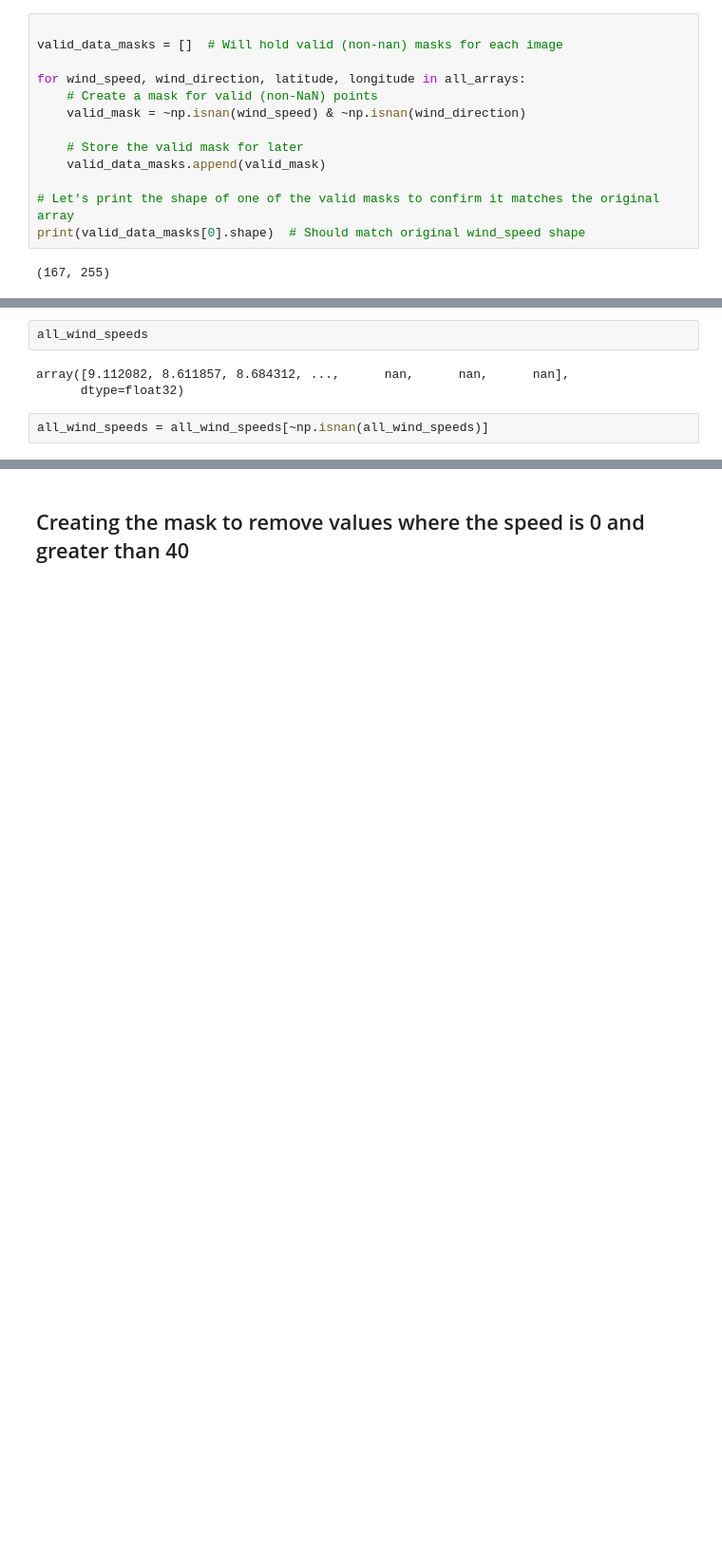
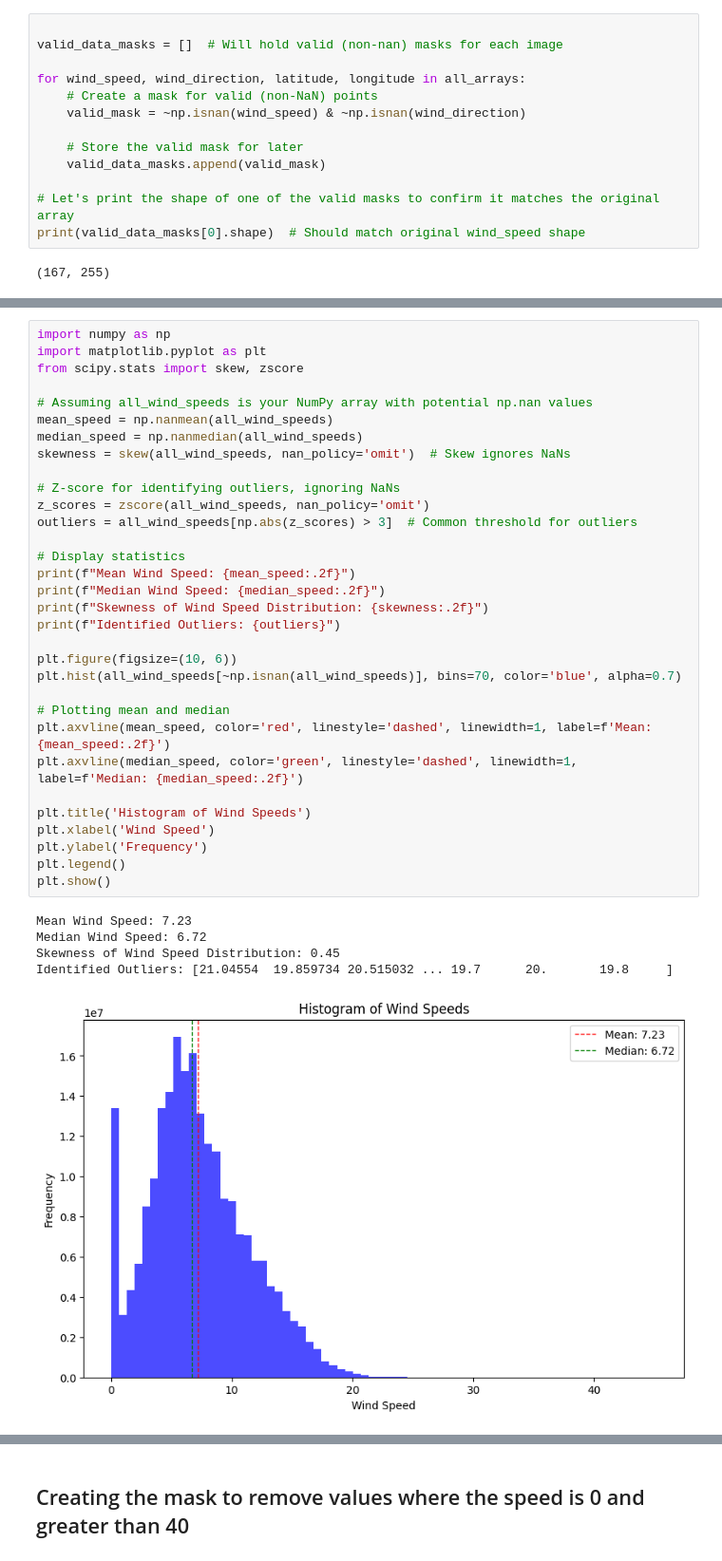
Before and after one commit to noriegamonsc1/Offshore-Wind-Research-2024-2025, a Jupyter notebook: notebooks/data_exploration/Numpy_arrays_Unsupervised_ML.ipynb, the cells around one changed output, grey strips where cells are left out. Shown at 95% size. Cells and saved outputs as stored; diff of their text form; blank space fills up the shorter version.

```diff
--- a/notebooks/data_exploration/Numpy_arrays_Unsupervised_ML.ipynb
+++ b/notebooks/data_exploration/Numpy_arrays_Unsupervised_ML.ipynb
@@ -151,7 +197,38 @@ len(all_wind_speeds)
 # %%
-all_wind_speeds
+import numpy as np
+import matplotlib.pyplot as plt
+from scipy.stats import skew, zscore
+
+# Assuming all_wind_speeds is your NumPy array with potential np.nan values
+mean_speed = np.nanmean(all_wind_speeds)
+median_speed = np.nanmedian(all_wind_speeds)
+skewness = skew(all_wind_speeds, nan_policy='omit')  # Skew ignores NaNs
+
+# Z-score for identifying outliers, ignoring NaNs
+z_scores = zscore(all_wind_speeds, nan_policy='omit')
+outliers = all_wind_speeds[np.abs(z_scores) > 3]  # Common threshold for outliers
+
+# Display statistics
+print(f"Mean Wind Speed: {mean_speed:.2f}")
+print(f"Median Wind Speed: {median_speed:.2f}")
+print(f"Skewness of Wind Speed Distribution: {skewness:.2f}")
+print(f"Identified Outliers: {outliers}")
+
+plt.figure(figsize=(10, 6))
+plt.hist(all_wind_speeds[~np.isnan(all_wind_speeds)], bins=70, color='blue', alpha=0.7)
+
+# Plotting mean and median
+plt.axvline(mean_speed, color='red', linestyle='dashed', linewidth=1, label=f'Mean: {mean_speed:.2f}')
+plt.axvline(median_speed, color='green', linestyle='dashed', linewidth=1, label=f'Median: {median_speed:.2f}')
+
+plt.title('Histogram of Wind Speeds')
+plt.xlabel('Wind Speed')
+plt.ylabel('Frequency')
+plt.legend()
+plt.show()
 # %% [output]
-array([9.112082, 8.611857, 8.684312, ...,      nan,      nan,      nan],
-      dtype=float32)
+Mean Wind Speed: 7.23
+Median Wind Speed: 6.72
+Skewness of Wind Speed Distribution: 0.45
+Identified Outliers: [21.04554  19.859734 20.515032 ... 19.7      20.       19.8     ]
+[figure, added]
-# %%
-all_wind_speeds = all_wind_speeds[~np.isnan(all_wind_speeds)]
```
Also changed, not shown: parts of 24 cells of this notebook, 1 other file.
